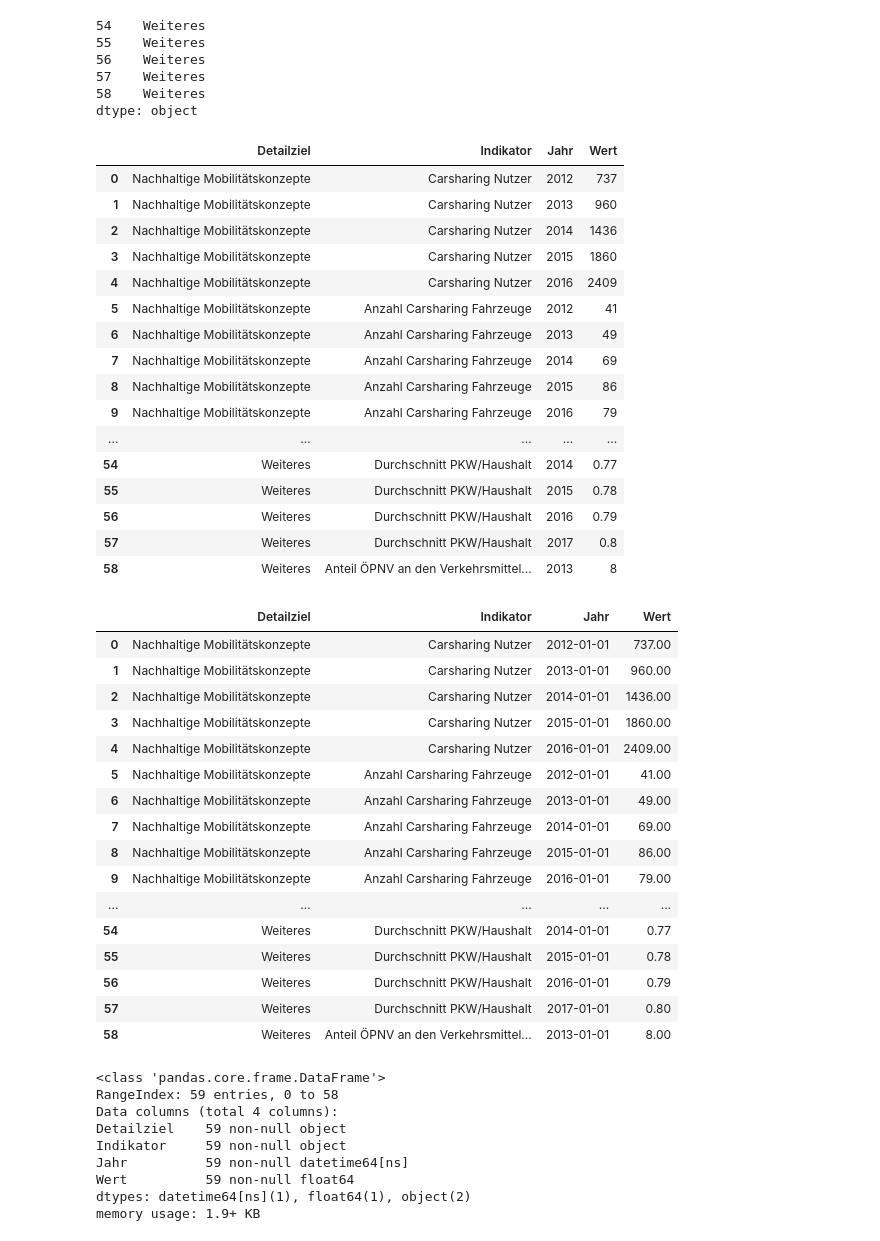
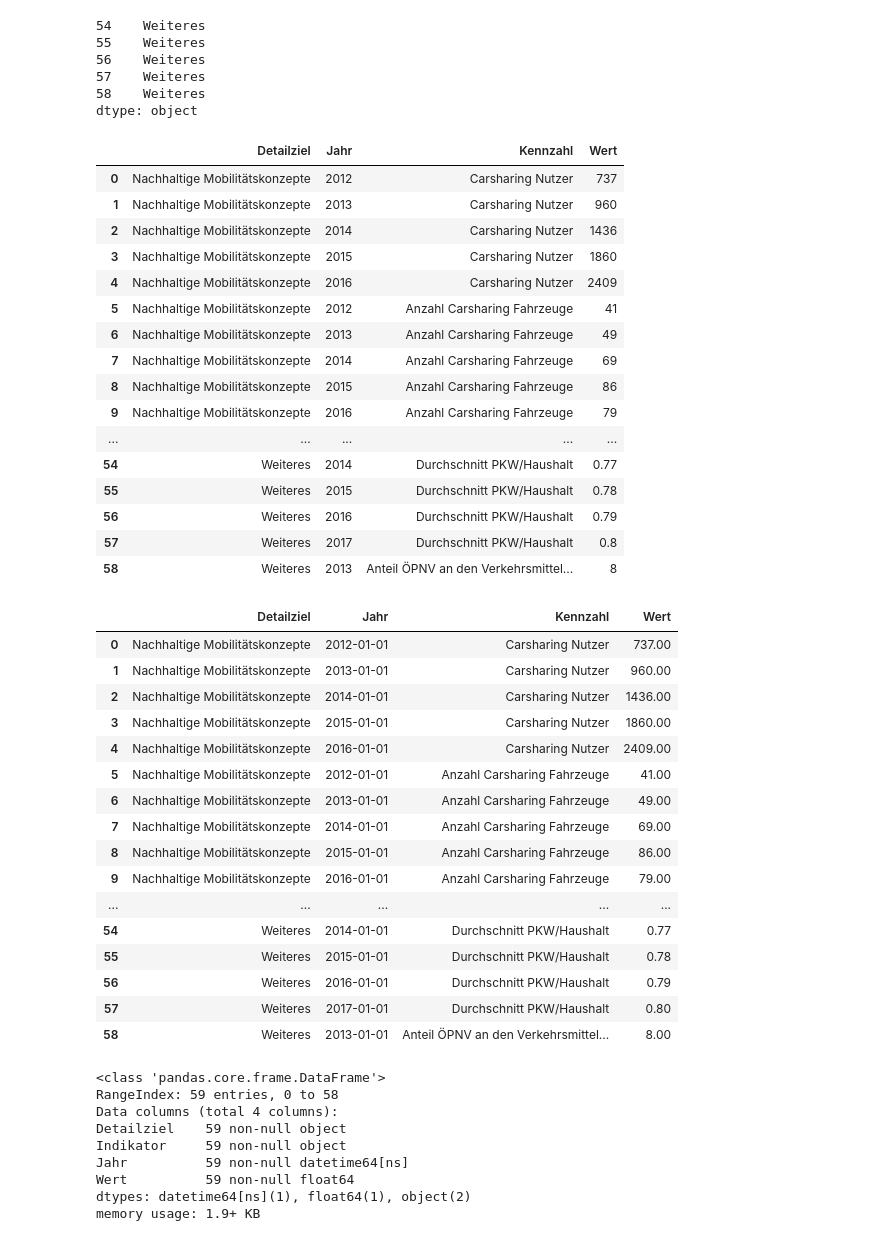
Before and after one commit to codeforosnabrueck/kosmos, a Jupyter notebook: parsing_and_analysis.ipynb, the cells around one changed output. Drawn from its saved outputs; the diff is of its cells as text; code cells hidden in the pictures.

```diff
--- a/parsing_and_analysis.ipynb
+++ b/parsing_and_analysis.ipynb
@@ -50,29 +52,29 @@ dtype: object
 # %%
 data = pd.DataFrame({
     'Detailziel': detailgoal,
-    'Indikator': df.iloc[0].reset_index(drop=True),
+    'Kennzahl': df.iloc[0].reset_index(drop=True),
     'Jahr': df.iloc[1].reset_index(drop=True),
     'Wert': df.iloc[2].reset_index(drop=True),
 })
 data
 # %% [output]
-|  | Detailziel | Indikator | Jahr | Wert |
-| 0 | Nachhaltige Mobilitätskonzepte | Carsharing Nutzer | 2012 | 737 |
-| 1 | Nachhaltige Mobilitätskonzepte | Carsharing Nutzer | 2013 | 960 |
-| 2 | Nachhaltige Mobilitätskonzepte | Carsharing Nutzer | 2014 | 1436 |
-| 3 | Nachhaltige Mobilitätskonzepte | Carsharing Nutzer | 2015 | 1860 |
-| 4 | Nachhaltige Mobilitätskonzepte | Carsharing Nutzer | 2016 | 2409 |
-| 5 | Nachhaltige Mobilitätskonzepte | Anzahl Carsharing Fahrzeuge | 2012 | 41 |
-| 6 | Nachhaltige Mobilitätskonzepte | Anzahl Carsharing Fahrzeuge | 2013 | 49 |
-| 7 | Nachhaltige Mobilitätskonzepte | Anzahl Carsharing Fahrzeuge | 2014 | 69 |
-| 8 | Nachhaltige Mobilitätskonzepte | Anzahl Carsharing Fahrzeuge | 2015 | 86 |
-| 9 | Nachhaltige Mobilitätskonzepte | Anzahl Carsharing Fahrzeuge | 2016 | 79 |
+|  | Detailziel | Jahr | Kennzahl | Wert |
+| 0 | Nachhaltige Mobilitätskonzepte | 2012 | Carsharing Nutzer | 737 |
+| 1 | Nachhaltige Mobilitätskonzepte | 2013 | Carsharing Nutzer | 960 |
+| 2 | Nachhaltige Mobilitätskonzepte | 2014 | Carsharing Nutzer | 1436 |
+| 3 | Nachhaltige Mobilitätskonzepte | 2015 | Carsharing Nutzer | 1860 |
+| 4 | Nachhaltige Mobilitätskonzepte | 2016 | Carsharing Nutzer | 2409 |
+| 5 | Nachhaltige Mobilitätskonzepte | 2012 | Anzahl Carsharing Fahrzeuge | 41 |
+| 6 | Nachhaltige Mobilitätskonzepte | 2013 | Anzahl Carsharing Fahrzeuge | 49 |
+| 7 | Nachhaltige Mobilitätskonzepte | 2014 | Anzahl Carsharing Fahrzeuge | 69 |
+| 8 | Nachhaltige Mobilitätskonzepte | 2015 | Anzahl Carsharing Fahrzeuge | 86 |
+| 9 | Nachhaltige Mobilitätskonzepte | 2016 | Anzahl Carsharing Fahrzeuge | 79 |
 | ... | ... | ... | ... | ... |
-| 54 | Weiteres | Durchschnitt PKW/Haushalt | 2014 | 0.77 |
-| 55 | Weiteres | Durchschnitt PKW/Haushalt | 2015 | 0.78 |
-| 56 | Weiteres | Durchschnitt PKW/Haushalt | 2016 | 0.79 |
-| 57 | Weiteres | Durchschnitt PKW/Haushalt | 2017 | 0.8 |
-| 58 | Weiteres | Anteil ÖPNV an den Verkehrsmittel... | 2013 | 8 |
+| 54 | Weiteres | 2014 | Durchschnitt PKW/Haushalt | 0.77 |
+| 55 | Weiteres | 2015 | Durchschnitt PKW/Haushalt | 0.78 |
+| 56 | Weiteres | 2016 | Durchschnitt PKW/Haushalt | 0.79 |
+| 57 | Weiteres | 2017 | Durchschnitt PKW/Haushalt | 0.8 |
+| 58 | Weiteres | 2013 | Anteil ÖPNV an den Verkehrsmittel... | 8 |
 # %%
 data['Jahr'] = pd.to_datetime(data['Jahr'].astype(str).str[:4])
 # %%
@@ -84,23 +86,23 @@ except ValueError:
 # %%
 data
 # %% [output]
-|  | Detailziel | Indikator | Jahr | Wert |
-| 0 | Nachhaltige Mobilitätskonzepte | Carsharing Nutzer | 2012-01-01 | 737.00 |
-| 1 | Nachhaltige Mobilitätskonzepte | Carsharing Nutzer | 2013-01-01 | 960.00 |
-| 2 | Nachhaltige Mobilitätskonzepte | Carsharing Nutzer | 2014-01-01 | 1436.00 |
-| 3 | Nachhaltige Mobilitätskonzepte | Carsharing Nutzer | 2015-01-01 | 1860.00 |
-| 4 | Nachhaltige Mobilitätskonzepte | Carsharing Nutzer | 2016-01-01 | 2409.00 |
-| 5 | Nachhaltige Mobilitätskonzepte | Anzahl Carsharing Fahrzeuge | 2012-01-01 | 41.00 |
-| 6 | Nachhaltige Mobilitätskonzepte | Anzahl Carsharing Fahrzeuge | 2013-01-01 | 49.00 |
-| 7 | Nachhaltige Mobilitätskonzepte | Anzahl Carsharing Fahrzeuge | 2014-01-01 | 69.00 |
-| 8 | Nachhaltige Mobilitätskonzepte | Anzahl Carsharing Fahrzeuge | 2015-01-01 | 86.00 |
-| 9 | Nachhaltige Mobilitätskonzepte | Anzahl Carsharing Fahrzeuge | 2016-01-01 | 79.00 |
+|  | Detailziel | Jahr | Kennzahl | Wert |
+| 0 | Nachhaltige Mobilitätskonzepte | 2012-01-01 | Carsharing Nutzer | 737.00 |
+| 1 | Nachhaltige Mobilitätskonzepte | 2013-01-01 | Carsharing Nutzer | 960.00 |
+| 2 | Nachhaltige Mobilitätskonzepte | 2014-01-01 | Carsharing Nutzer | 1436.00 |
+| 3 | Nachhaltige Mobilitätskonzepte | 2015-01-01 | Carsharing Nutzer | 1860.00 |
+| 4 | Nachhaltige Mobilitätskonzepte | 2016-01-01 | Carsharing Nutzer | 2409.00 |
+| 5 | Nachhaltige Mobilitätskonzepte | 2012-01-01 | Anzahl Carsharing Fahrzeuge | 41.00 |
+| 6 | Nachhaltige Mobilitätskonzepte | 2013-01-01 | Anzahl Carsharing Fahrzeuge | 49.00 |
+| 7 | Nachhaltige Mobilitätskonzepte | 2014-01-01 | Anzahl Carsharing Fahrzeuge | 69.00 |
+| 8 | Nachhaltige Mobilitätskonzepte | 2015-01-01 | Anzahl Carsharing Fahrzeuge | 86.00 |
+| 9 | Nachhaltige Mobilitätskonzepte | 2016-01-01 | Anzahl Carsharing Fahrzeuge | 79.00 |
 | ... | ... | ... | ... | ... |
-| 54 | Weiteres | Durchschnitt PKW/Haushalt | 2014-01-01 | 0.77 |
-| 55 | Weiteres | Durchschnitt PKW/Haushalt | 2015-01-01 | 0.78 |
-| 56 | Weiteres | Durchschnitt PKW/Haushalt | 2016-01-01 | 0.79 |
-| 57 | Weiteres | Durchschnitt PKW/Haushalt | 2017-01-01 | 0.80 |
-| 58 | Weiteres | Anteil ÖPNV an den Verkehrsmittel... | 2013-01-01 | 8.00 |
+| 54 | Weiteres | 2014-01-01 | Durchschnitt PKW/Haushalt | 0.77 |
+| 55 | Weiteres | 2015-01-01 | Durchschnitt PKW/Haushalt | 0.78 |
+| 56 | Weiteres | 2016-01-01 | Durchschnitt PKW/Haushalt | 0.79 |
+| 57 | Weiteres | 2017-01-01 | Durchschnitt PKW/Haushalt | 0.80 |
+| 58 | Weiteres | 2013-01-01 | Anteil ÖPNV an den Verkehrsmittel... | 8.00 |
 # %%
 data.info()
 # %% [output]
```
Also changed, not shown: parts of 7 cells of this notebook.
